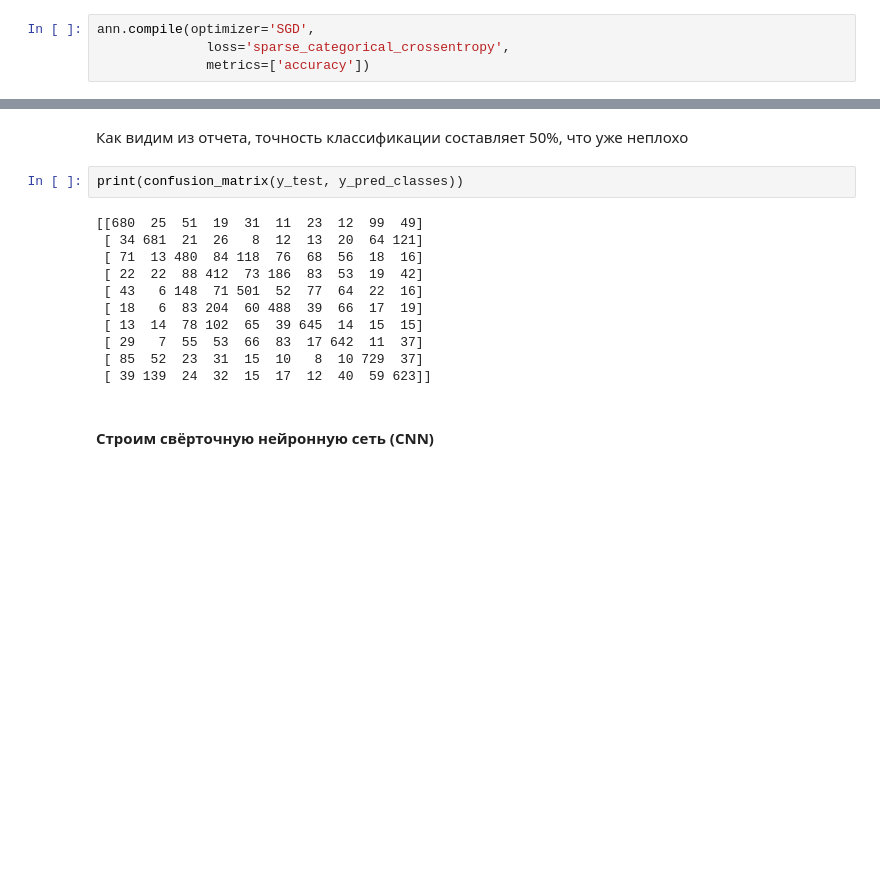
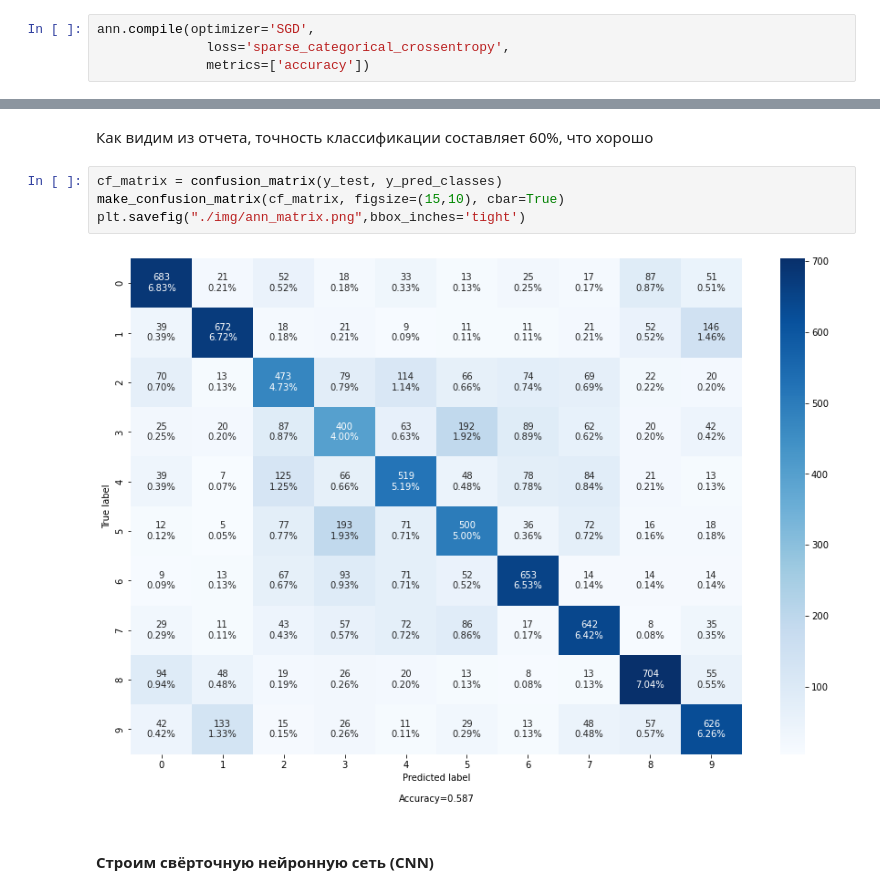
Before and after one commit to GeorgiyDemo/CoursepaperCifar10, a Jupyter notebook: CIFAR.ipynb, the cells around one changed output, grey strips where cells are left out. Cells and saved outputs as stored; diff of their text form; blank space fills up the shorter version.

```diff
--- a/CIFAR.ipynb
+++ b/CIFAR.ipynb
@@ -550,20 +552,13 @@ print(classification_report(y_test, y_pred_classes))
    macro avg       0.59      0.59      0.59     10000
 weighted avg       0.59      0.59      0.59     10000
 # %% [markdown]
-Как видим из отчета, точность классификации составляет 50%, что уже неплохо
+Как видим из отчета, точность классификации составляет 60%, что хорошо
-# %%
-print(confusion_matrix(y_test, y_pred_classes))
-# %% [output]
-[[680  25  51  19  31  11  23  12  99  49]
- [ 34 681  21  26   8  12  13  20  64 121]
- [ 71  13 480  84 118  76  68  56  18  16]
- [ 22  22  88 412  73 186  83  53  19  42]
- [ 43   6 148  71 501  52  77  64  22  16]
- [ 18   6  83 204  60 488  39  66  17  19]
- [ 13  14  78 102  65  39 645  14  15  15]
- [ 29   7  55  53  66  83  17 642  11  37]
- [ 85  52  23  31  15  10   8  10 729  37]
- [ 39 139  24  32  15  17  12  40  59 623]]
+# %%
+cf_matrix = confusion_matrix(y_test, y_pred_classes)
+make_confusion_matrix(cf_matrix, figsize=(15,10), cbar=True)
+plt.savefig("./img/ann_matrix.png",bbox_inches='tight')
+# %% [output]
+[figure, added]
 # %% [markdown]
 #### Строим cвёрточную нейронную сеть (CNN)
 # %%
```
Also changed, not shown: parts of 10 cells of this notebook, 2 other files.
